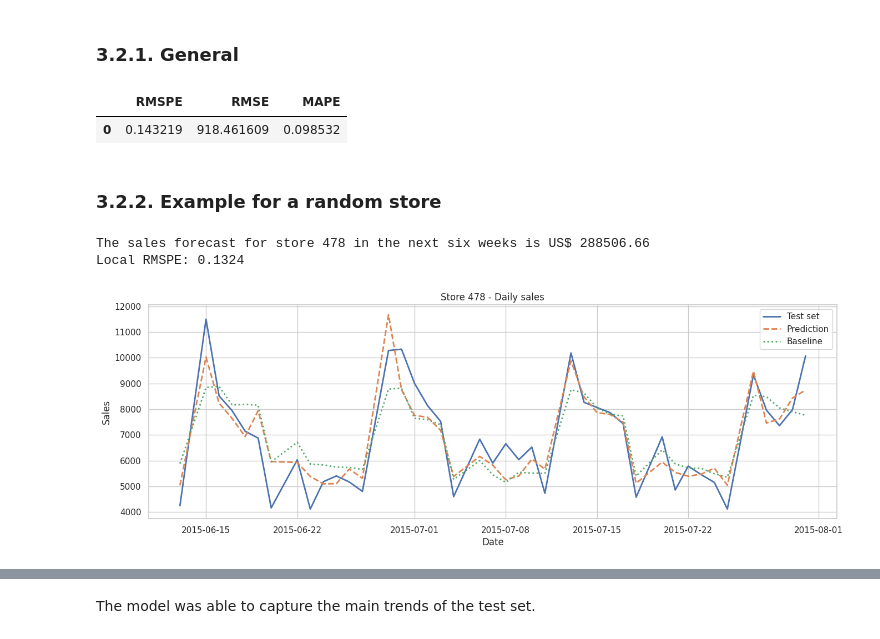
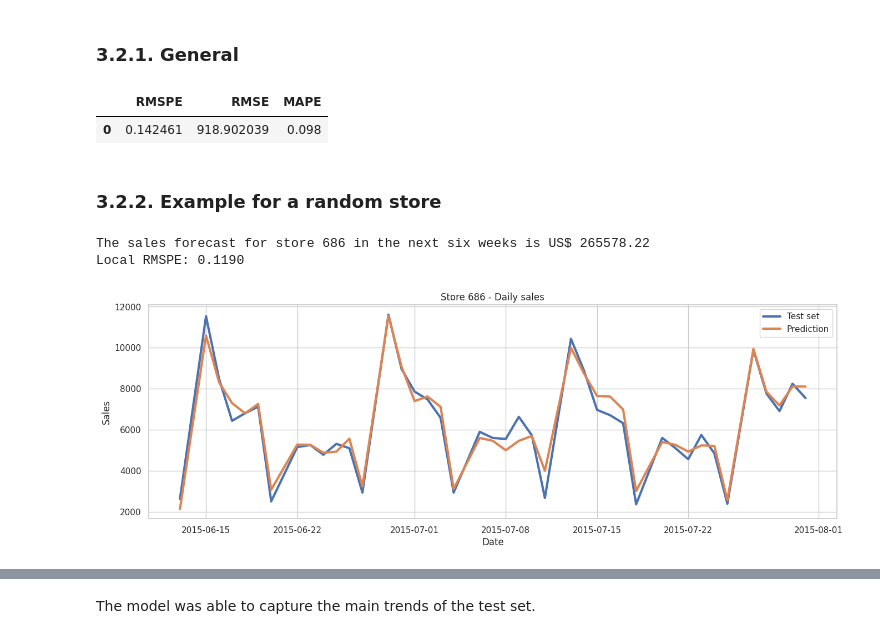
Before and after one commit to ezequielpf/rossmann_sales_prediction, a Jupyter notebook: notebooks/2_MODEL_store_sales_predict.ipynb, the cells around one changed output, grey strips where cells are left out. Cells and saved outputs as stored; diff of their text form; code cells hidden in the pictures.

```diff
--- a/notebooks/2_MODEL_store_sales_predict.ipynb
+++ b/notebooks/2_MODEL_store_sales_predict.ipynb
@@ -35,6 +34,9 @@ df_test = pd.read_csv(filepath_or_buffer=FOLDER_PATH / "test.csv", low_memory=Fa
 # %%
 df_train["Date"] = pd.to_datetime(df_train["Date"])
 df_test["Date"] = pd.to_datetime(df_test["Date"])
+# %%
+df_train = df_train.sort_values(by=["Store", "Date"])
+df_test = df_test.sort_values(by=["Store", "Date"])
 # %% [markdown]
 # 2. Machine learning model
 # %%
@@ -212,7 +259,7 @@ y_pred = model_loaded.predict(X=X_test[topKfeatures_loaded])
 model_performance(y_true=y_test, y_pred=y_pred)
 # %% [output]
 |  | RMSPE | RMSE | MAPE |
-| 0 | 0.143219 | 918.461609 | 0.098532 |
+| 0 | 0.142461 | 918.902039 | 0.098 |
 # %% [markdown]
 ### 3.2.2. Example for a random store
 # %%
@@ -228,14 +275,15 @@ rmspe = root_mean_square_percentage_error(y_true=df_pred[df_pred["Store"] == sto
 print(f"The sales forecast for store {store_number} in the next six weeks is US$ {store_sales.sum():.2f}")
 print(f"Local RMSPE: {rmspe:.4f}")
 # %% [output]
-The sales forecast for store 478 in the next six weeks is US$ 288506.66
-Local RMSPE: 0.1324
+The sales forecast for store 686 in the next six weeks is US$ 265578.22
+Local RMSPE: 0.1190
 # %%
 # The model was able to capture the main trends of the test set.
 fig, ax = plt.subplots(figsize=(16,5))
-sns.lineplot(data=df_pred[df_pred["Store"] == store_number], x="Date", y="Sales", label="Test set", lw=2)
-sns.lineplot(data=df_pred[df_pred["Store"] == store_number], x="Date", y="Predicted_Sales", label="Prediction", lw=2, linestyle="--")
-sns.lineplot(data=df_baseline[df_baseline["Store"] == store_number], x="Date", y="Predicted", label="Baseline", lw=2, linestyle=":")
+sns.lineplot(data=df_pred[df_pred["Store"] == store_number],
+             x="Date", y="Sales", label="Test set", lw=3)
+sns.lineplot(data=df_pred[df_pred["Store"] == store_number],
+             x="Date", y="Predicted_Sales", label="Prediction", lw=3, linestyle="-")
 plt.title(f"Store {store_number} - Daily sales");
 # %% [output]
-[figure, old version]
+[figure, new version]
```
Also changed, not shown: parts of 25 cells of this notebook, 1 other file.
